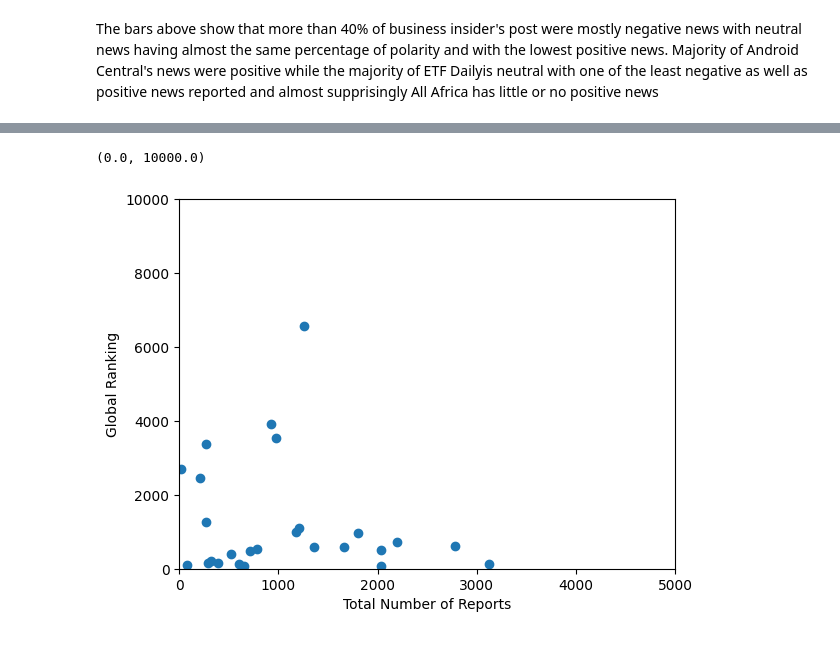
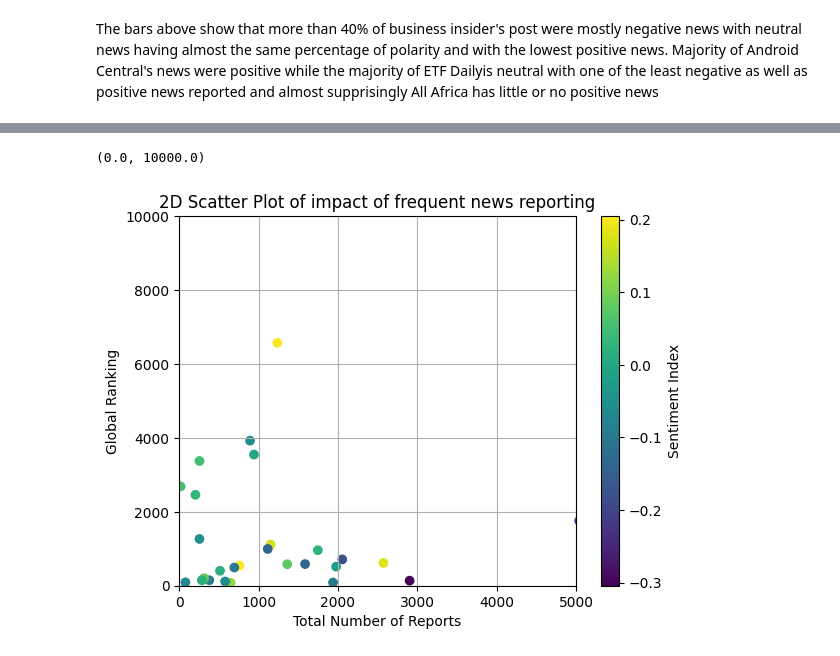
Before and after one commit to dev-abuke/News_Correlation_10_Academy_week0, a Jupyter notebook: notebooks/NewsEDA.ipynb, the cells around one changed output, grey strips where cells are left out. Saved outputs shown, nothing was run; the diff lists cells and outputs as text; code cells hidden in the pictures.

```diff
--- a/notebooks/NewsEDA.ipynb
+++ b/notebooks/NewsEDA.ipynb
@@ -235,5 +235,8 @@ traffic_df.head()
 | 2 | 3 | 3 | youtube.com | com | 420579 | 1852995 | youtube.com | com | 3 | ... |
 | 3 | 4 | 4 | twitter.com | com | 404985 | 1757127 | twitter.com | com | 4 | ... |
 | 4 | 5 | 5 | instagram.com | com | 364746 | 1598085 | instagram.com | com | 5 | ... |
+# %%
+df['domain'] = df['url'].apply(utils.get_domain)
+# df.head()
 # %%
 df["title_sentiment"].value_counts()
@@ -546,9 +554,0 @@ Name: sentiment_score, dtype: float64
-# %%
-# How similar are the number of words in the title across sites? Check the distribution among sites
-df['title_length'] = df['title'].apply(lambda x: len(x.split()))
-df['title_length'].describe()
-df['title_length'].hist(bins=50)
-# plt.xlabel('Number of words in the title')
-# plt.ylabel('Number of articles')
-# plt.title('Distribution of the number of words in the title')
-# plt.show()
@@ -630,0 +625,10 @@ dtype: int64
+# %%
+merged_df = df.merge(traffic_df[['Domain', 'GlobalRank']], left_on='domain', right_on='Domain', how='left')
+
+# Drop the extra 'Domain' column
+merged_df = merged_df.drop(columns='Domain')
+
+# Rename the 'GlobalRank' column to 'global_rank'
+merged_df = merged_df.rename(columns={'GlobalRank': 'global_rank'})
+
+merged_df.head()
@@ -655,30 +661,18 @@ dtype: int64
 # %%
-# convert the global_rank column to int
-merged_df['global_rank'] = merged_df['global_rank'].astype(int)
-
 # The total number of reports by a website
 ReportsByWebsite = merged_df['domain'].value_counts()
 
-# merged_df.head()
-# print(ReportsByWebsite.count())
 # Get all unique domains and their corresponding global ranking data
-# # Get all unique domains and their corresponding global ranking data
 unique_domains = merged_df[['domain', 'global_rank']].drop_duplicates()
 
-# print(unique_domains['global_rank'])
-# Do a 2D scatter plot where x-axis is numberOfReportsByWebsite(total number of reports by a website) and
-# y-axis is the global ranking of the site found in merged_df DataFrame
-# Create the scatter plot
-#get global_rank of all unique domains
-
-plt.scatter(merged_df['domain'].value_counts(), unique_domains['global_rank'], cmap='coolwarm')
-# make the scatter plot view area smaller
-# lable x an y
+plt.scatter(merged_df['domain'].value_counts(), unique_domains['global_rank'], c=average_sentiment ,cmap='viridis')
 plt.xlabel('Total Number of Reports')
+plt.title('2D Scatter Plot of impact of frequent news reporting')
+plt.colorbar(label='Sentiment Index')
 plt.ylabel('Global Ranking')
 plt.xlim(0, 5000)
+plt.grid(True)
 plt.ylim(0, 10000)
-# and the color representing average/median sentiment.
 # %% [output]
 (0.0, 10000.0)
-[figure, old version]
+[figure, new version]
```
Also changed, not shown: parts of 34 cells of this notebook, 20 other files.
